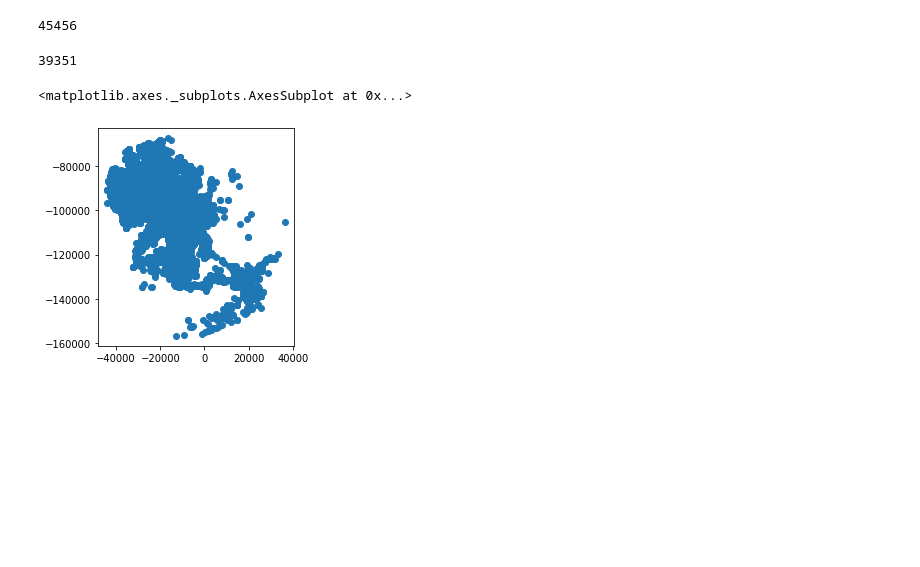
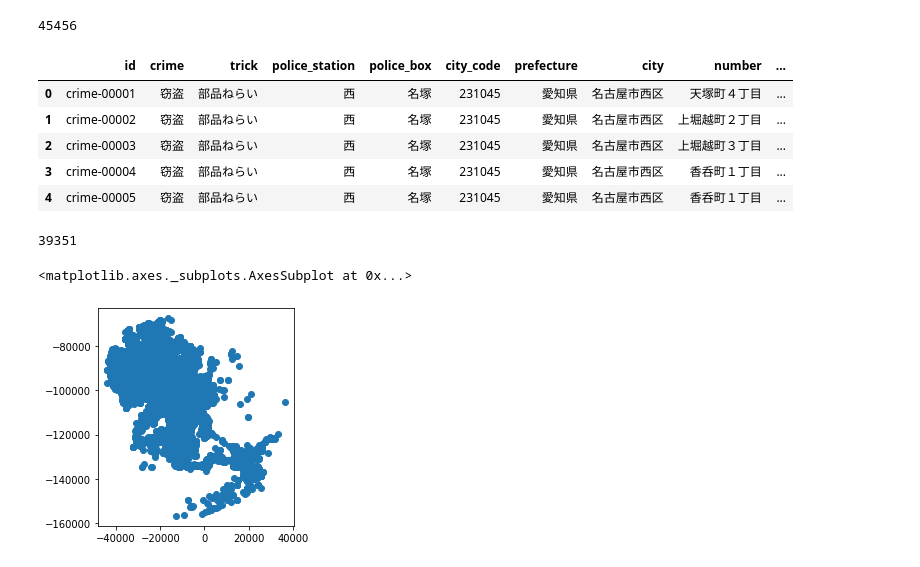
Before and after one commit to naoto-github/KDECrimeMap, a Jupyter notebook: KDECrimeMap.ipynb, the cells around one changed output. Saved outputs shown, nothing was run; the diff lists cells and outputs as text; code cells hidden in the pictures; blank space fills up the shorter version.

```diff
--- a/KDECrimeMap.ipynb
+++ b/KDECrimeMap.ipynb
@@ -13,8 +13,15 @@ from sklearn.preprocessing import MinMaxScaler
 # %%
 crime_gdf = gpd.read_file("./geojson/aichi-crime-2020.geojson")
 print(len(crime_gdf))
+crime_gdf.head()
 # %% [output]
 45456
+|  | id | crime | trick | police_station | police_box | city_code | prefecture | city | number | ... |
+| 0 | crime-00001 | 窃盗 | 部品ねらい | 西 | 名塚 | 231045 | 愛知県 | 名古屋市西区 | 天塚町４丁目 | ... |
+| 1 | crime-00002 | 窃盗 | 部品ねらい | 西 | 名塚 | 231045 | 愛知県 | 名古屋市西区 | 上堀越町２丁目 | ... |
+| 2 | crime-00003 | 窃盗 | 部品ねらい | 西 | 名塚 | 231045 | 愛知県 | 名古屋市西区 | 上堀越町３丁目 | ... |
+| 3 | crime-00004 | 窃盗 | 部品ねらい | 西 | 名塚 | 231045 | 愛知県 | 名古屋市西区 | 香呑町１丁目 | ... |
+| 4 | crime-00005 | 窃盗 | 部品ねらい | 西 | 名塚 | 231045 | 愛知県 | 名古屋市西区 | 香呑町１丁目 | ... |
 # %%
 # 信頼度0.8以上に限定
 crime_gdf = crime_gdf[crime_gdf["relevance"] > 0.8]
```
Also changed, not shown: parts of 15 cells of this notebook, 9 other files.
